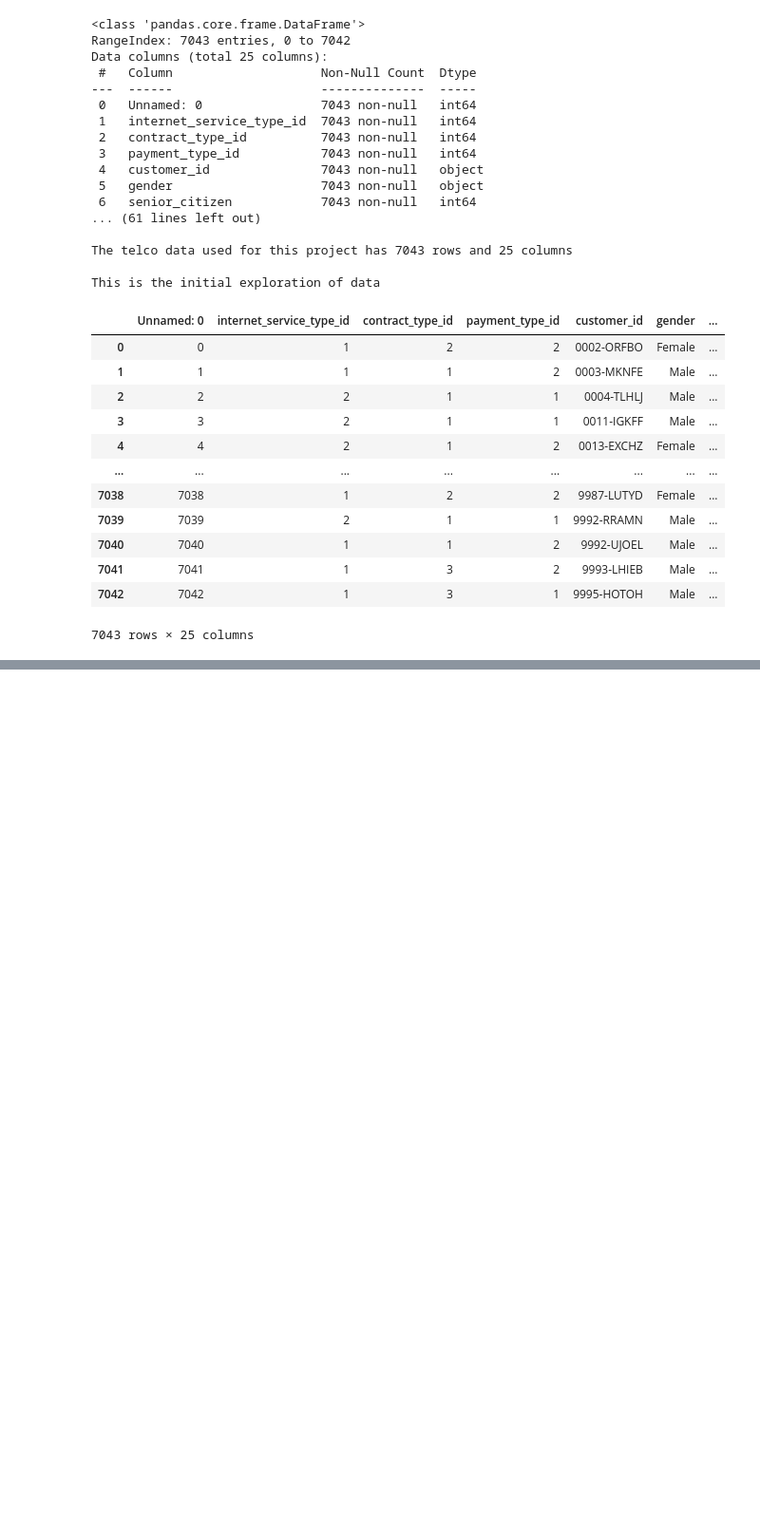
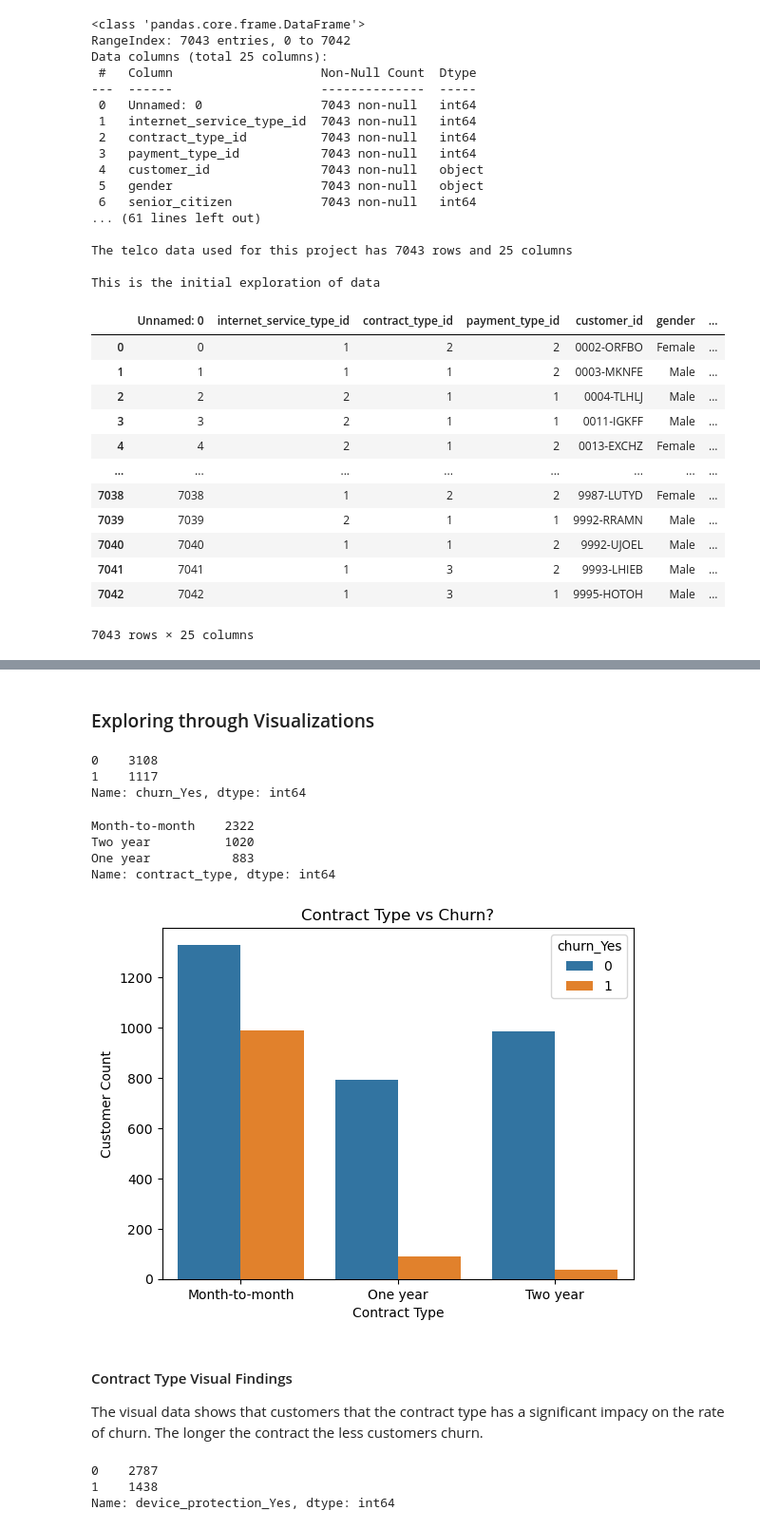
Before and after one commit to annie-carter/classification_project, a Jupyter notebook: nonfinal_exploration.ipynb, the cells around one changed output, grey strips where cells are left out. Shown: that part at 95% size. Cells and saved outputs as stored; diff of their text form; code cells hidden in the pictures; blank space fills up the shorter version.

```diff
--- a/nonfinal_exploration.ipynb
+++ b/nonfinal_exploration.ipynb
@@ -152,0 +163,4 @@ This is the initial exploration of data
+# %%
+#Dropped 'internet_service_type_id','contract_type_id' and other items that are unuseful
+prepare_telco=prepare.prep_telco(telco_df)
+prepare_telco
@@ -152,0 +202,3 @@ This is the initial exploration of data
+# %%
+telco_train,telco_validate,telco_test=prepare.split_telco(prepare_telco)
+telco_train
@@ -152,0 +246,36 @@ This is the initial exploration of data
+# %% [markdown]
+### Exploring through Visualizations
+# %%
+#Exploring churn
+telco_train.churn_Yes.value_counts()
+# %% [output]
+0    3108
+1    1117
+Name: churn_Yes, dtype: int64
+# %%
+#Exploring contract type
+telco_train.contract_type.value_counts()
+# %% [output]
+Month-to-month    2322
+Two year          1020
+One year           883
+Name: contract_type, dtype: int64
+# %%
+#Visualizing the monthly contract vs churn
+ct=sns.countplot(data=telco_train, x='contract_type', hue='churn_Yes')
+ct.set_xlabel('Contract Type')
+ct.set_ylabel('Customer Count')
+plt.title('Contract Type vs Churn?')
+plt.show()
+# %% [output]
+[figure, added]
+# %% [markdown]
+#### Contract Type Visual Findings
+The visual data shows that customers that the contract type has a significant impacy on the rate of churn. The longer the contract the less customers churn.
+# %%
+#Exploring the device protection feature
+telco_train.device_protection_Yes.value_counts()
+# %% [output]
+0    2787
+1    1438
+Name: device_protection_Yes, dtype: int64
```
Also changed, not shown: parts of 143 cells of this notebook.
